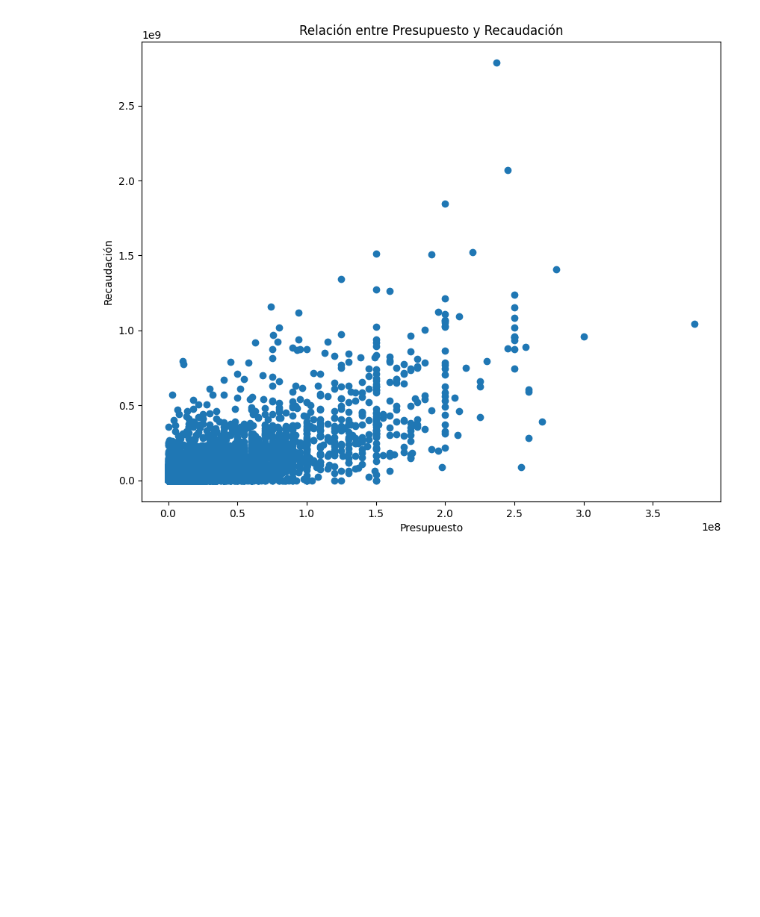
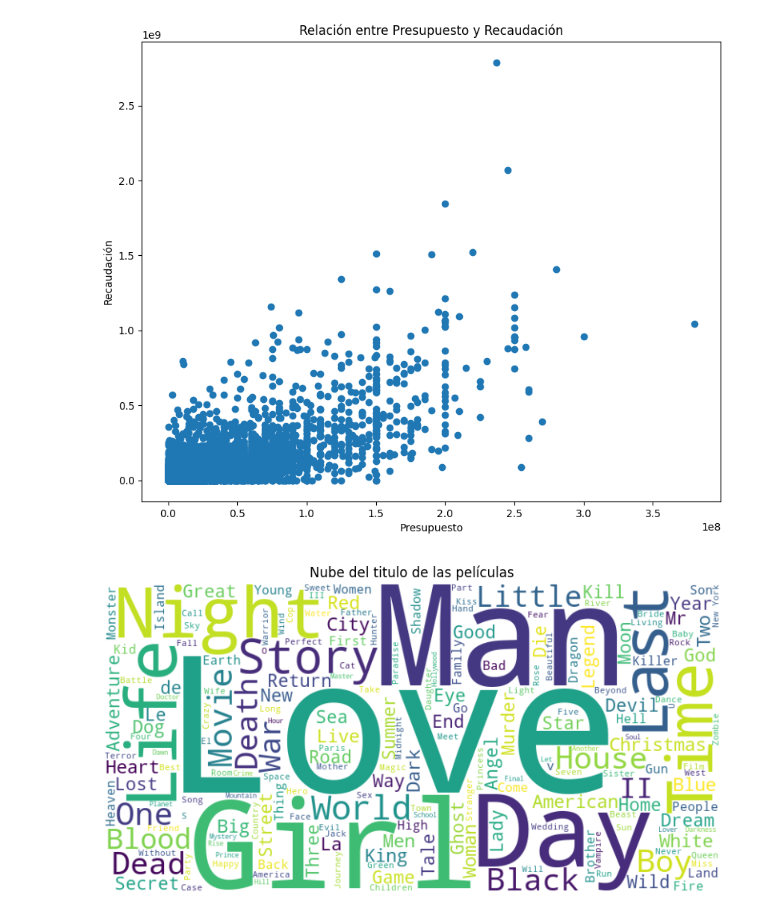
Before and after one commit to melodiromero/movies, a Jupyter notebook: eda.ipynb, the cells around one changed output. Cells and saved outputs as stored; diff of their text form; code cells hidden in the pictures; blank space fills up the shorter version.

```diff
--- a/eda.ipynb
+++ b/eda.ipynb
@@ -440,3 +443,18 @@ plt.title('Relación entre Presupuesto y Recaudación')
 plt.show()
 # %% [output]
 [figure]
+# %%
+# Nube de las palabras más frencuentes en el titulo de las peliculas
+all_overviews = ' '.join(df['title'].astype(str))
+
+# se crea el objeto WordCloud
+wordcloud = WordCloud(width=800, height=400, background_color='white').generate(all_overviews)
+
+
+plt.figure(figsize=(10, 5))
+plt.imshow(wordcloud, interpolation='bilinear')
+plt.axis('off')
+plt.title('Nube del titulo de las películas')
+plt.show()
+# %% [output]
+[figure, added]
```
Also changed, not shown: parts of 7 cells of this notebook.
